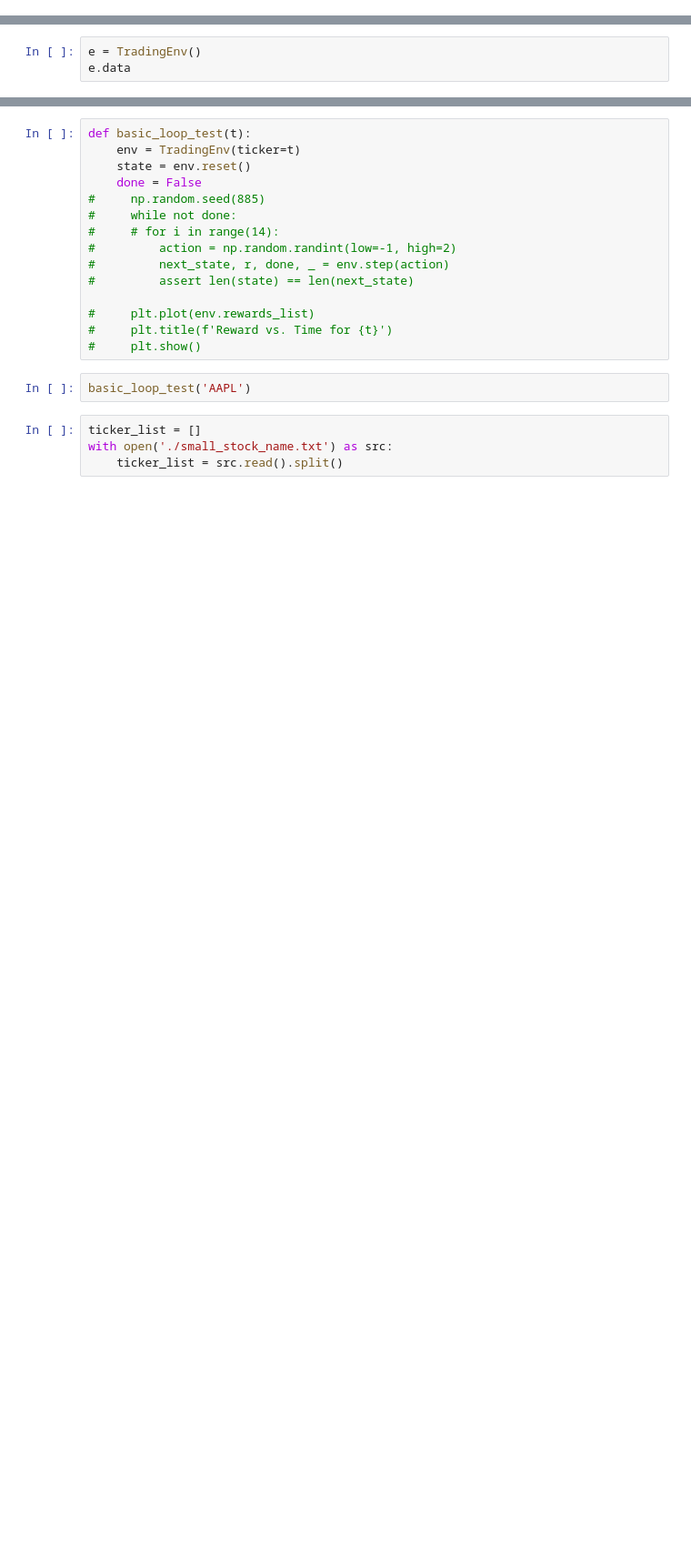
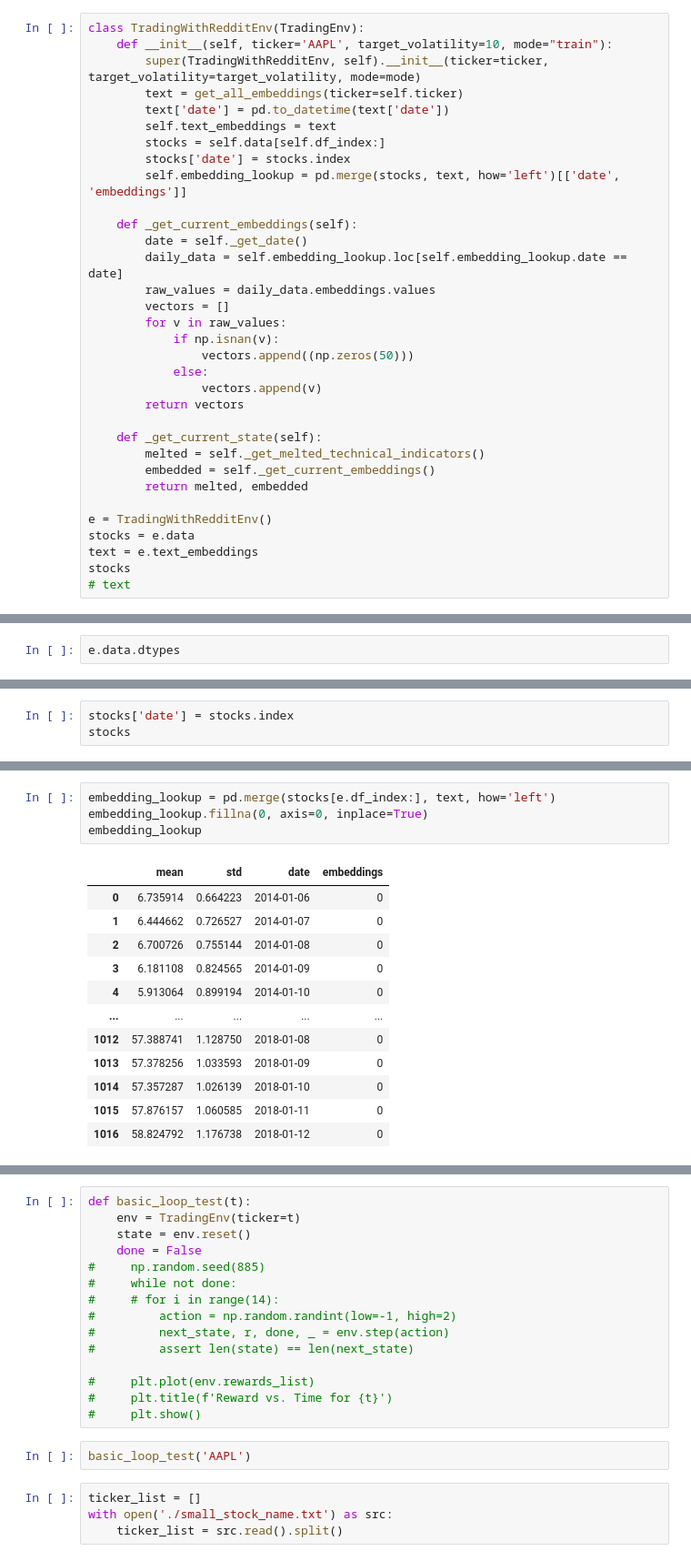
Before and after one commit to AaruranLog/rl-trading, a Jupyter notebook: system.ipynb, the cells around one changed output, grey strips where cells are left out. Shown at 91% size. Cells and saved outputs as stored; diff of their text form; blank space fills up the shorter version.

```diff
--- a/system.ipynb
+++ b/system.ipynb
@@ -174,0 +180,33 @@ class TradingEnv(gym.Env):
+# %%
+class TradingWithRedditEnv(TradingEnv):
+    def __init__(self, ticker='AAPL', target_volatility=10, mode="train"):
+        super(TradingWithRedditEnv, self).__init__(ticker=ticker, target_volatility=target_volatility, mode=mode)
+        text = get_all_embeddings(ticker=self.ticker)
+        text['date'] = pd.to_datetime(text['date'])
+        self.text_embeddings = text
+        stocks = self.data[self.df_index:]
+        stocks['date'] = stocks.index
+        self.embedding_lookup = pd.merge(stocks, text, how='left')[['date', 'embeddings']]
+
+    def _get_current_embeddings(self):
+        date = self._get_date()
+        daily_data = self.embedding_lookup.loc[self.embedding_lookup.date == date]
+        raw_values = daily_data.embeddings.values
+        vectors = []
+        for v in raw_values:
+            if np.isnan(v):
+                vectors.append((np.zeros(50)))
+            else:
+                vectors.append(v)
+        return vectors
+
+    def _get_current_state(self):
+        melted = self._get_melted_technical_indicators()
+        embedded = self._get_current_embeddings()
+        return melted, embedded
+
+e = TradingWithRedditEnv()
+stocks = e.data
+text = e.text_embeddings
+stocks
+# text
@@ -175,4 +244,3 @@ class TradingEnv(gym.Env):
 # %%
-e = TradingEnv()
-e.data
+e.data.dtypes
 # %% [output]
@@ -192,0 +251,3 @@ e.data
+# %%
+stocks['date'] = stocks.index
+stocks
@@ -192,0 +289,17 @@ e.data
+# %%
+embedding_lookup = pd.merge(stocks[e.df_index:], text, how='left')
+embedding_lookup.fillna(0, axis=0, inplace=True)
+embedding_lookup
+# %% [output]
+|  | mean | std | date | embeddings |
+| 0 | 6.735914 | 0.664223 | 2014-01-06 | 0 |
+| 1 | 6.444662 | 0.726527 | 2014-01-07 | 0 |
+| 2 | 6.700726 | 0.755144 | 2014-01-08 | 0 |
+| 3 | 6.181108 | 0.824565 | 2014-01-09 | 0 |
+| 4 | 5.913064 | 0.899194 | 2014-01-10 | 0 |
+| ... | ... | ... | ... | ... |
+| 1012 | 57.388741 | 1.128750 | 2018-01-08 | 0 |
+| 1013 | 57.378256 | 1.033593 | 2018-01-09 | 0 |
+| 1014 | 57.357287 | 1.026139 | 2018-01-10 | 0 |
+| 1015 | 57.876157 | 1.060585 | 2018-01-11 | 0 |
+| 1016 | 58.824792 | 1.176738 | 2018-01-12 | 0 |
```
Also changed, not shown: parts of 35 cells of this notebook, 4 other files.
